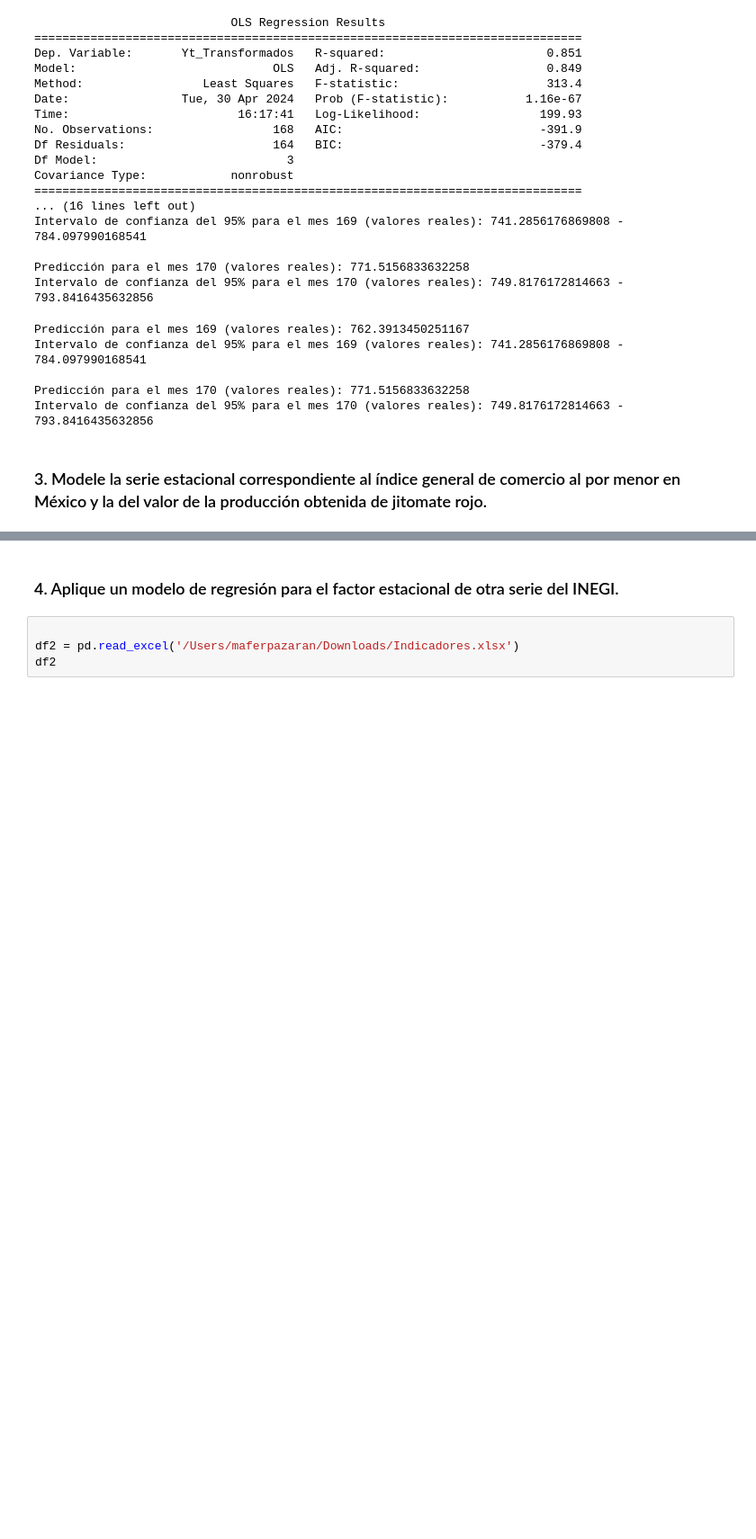
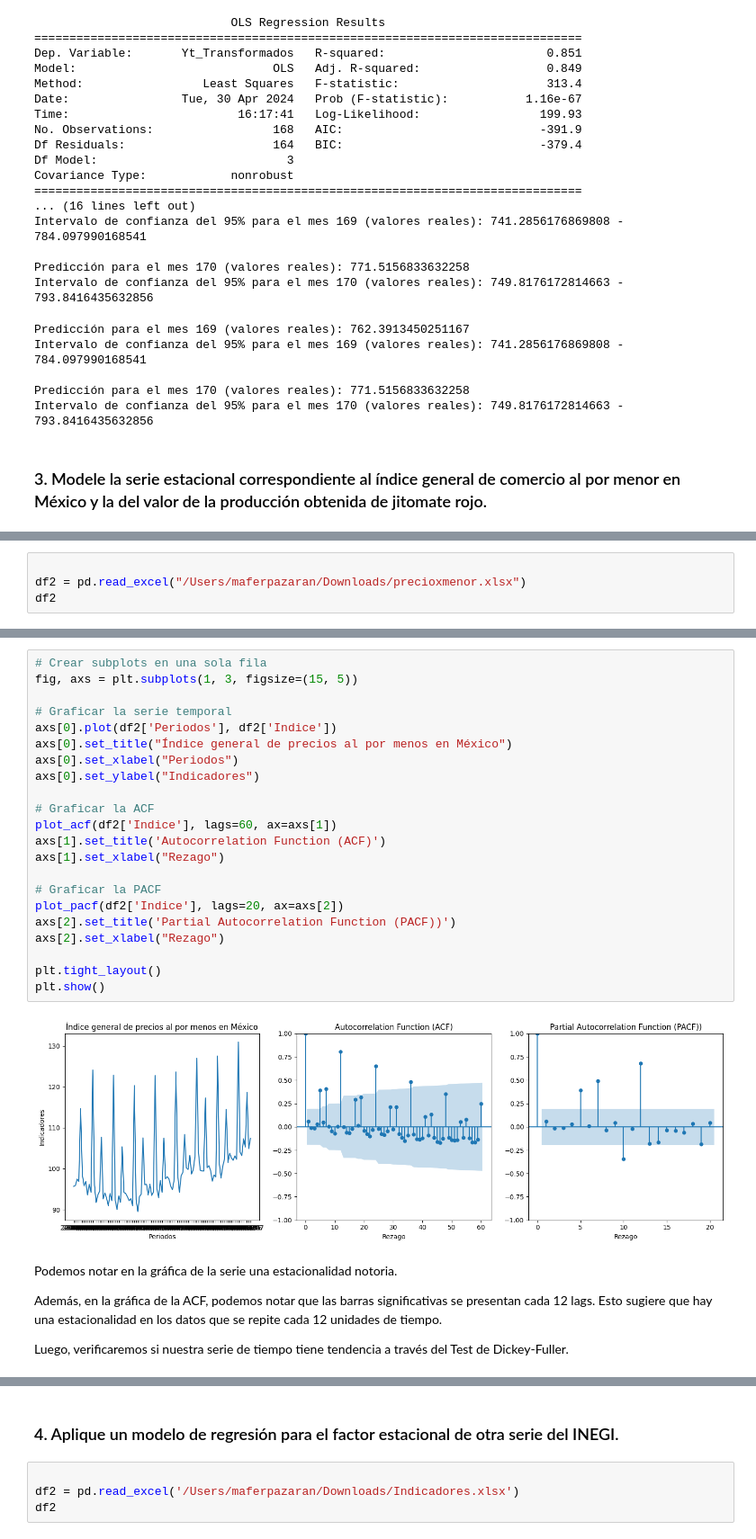
Before and after one commit to maferpy/unidad9, a Jupyter notebook: pronosticos.ipynb, the cells around one changed output, grey strips where cells are left out. Shown at 90% size. Drawn from its saved outputs; the diff is of its cells as text; blank space fills up the shorter version.

```diff
--- a/pronosticos.ipynb
+++ b/pronosticos.ipynb
@@ -354,0 +388,4 @@ Aún no contamos con esta serie estacional.
+# %%
+
+df2 = pd.read_excel("/Users/maferpazaran/Downloads/precioxmenor.xlsx")
+df2
@@ -354,0 +406,30 @@ Aún no contamos con esta serie estacional.
+# %%
+# Crear subplots en una sola fila
+fig, axs = plt.subplots(1, 3, figsize=(15, 5))
+
+# Graficar la serie temporal
+axs[0].plot(df2['Periodos'], df2['Indice'])
+axs[0].set_title("Índice general de precios al por menos en México")
+axs[0].set_xlabel("Periodos")
+axs[0].set_ylabel("Indicadores")
+
+# Graficar la ACF
+plot_acf(df2['Indice'], lags=60, ax=axs[1])
+axs[1].set_title('Autocorrelation Function (ACF)')
+axs[1].set_xlabel("Rezago")
+
+# Graficar la PACF
+plot_pacf(df2['Indice'], lags=20, ax=axs[2])
+axs[2].set_title('Partial Autocorrelation Function (PACF))')
+axs[2].set_xlabel("Rezago")
+
+plt.tight_layout()
+plt.show()
+# %% [output]
+[figure, added]
+# %% [markdown]
+Podemos notar en la gráfica de la serie una estacionalidad notoria.
+
+Además, en la gráfica de la ACF, podemos notar que las barras significativas se presentan cada 12 lags. Esto sugiere que hay una estacionalidad en los datos que se repite cada 12 unidades de tiempo.
+
+Luego, verificaremos si nuestra serie de tiempo tiene tendencia a través del Test de Dickey-Fuller.
```
Also changed, not shown: parts of 28 cells of this notebook.
